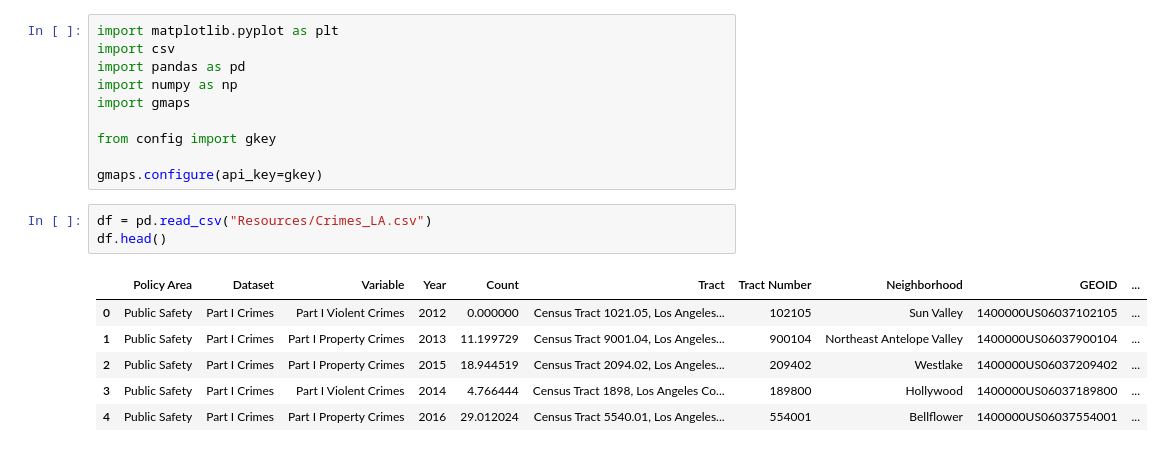
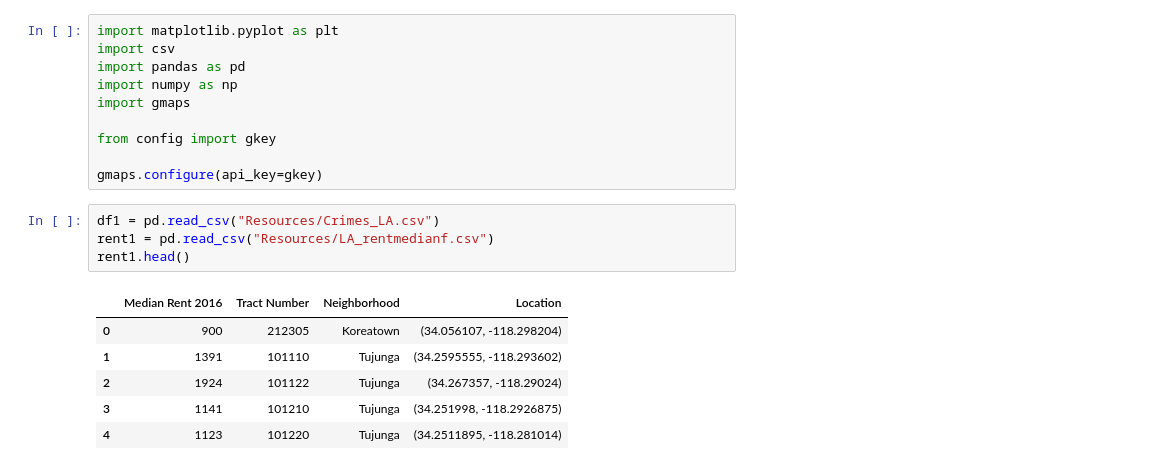
Before and after one commit to RandallPark/USCGroupProj, a Jupyter notebook: Property_Crimes.ipynb, the cells around one changed output. Cells and saved outputs as stored; diff of their text form.

```diff
--- a/Property_Crimes.ipynb
+++ b/Property_Crimes.ipynb
@@ -9,13 +9,14 @@ from config import gkey
 
 gmaps.configure(api_key=gkey)
 # %%
-df = pd.read_csv("Resources/Crimes_LA.csv")
-df.head()
+df1 = pd.read_csv("Resources/Crimes_LA.csv")
+rent1 = pd.read_csv("Resources/LA_rentmedianf.csv")
+rent1.head()
 # %% [output]
-|  | Policy Area | Dataset | Variable | Year | Count | Tract | Tract Number | Neighborhood | GEOID | ... |
-| 0 | Public Safety | Part I Crimes | Part I Violent Crimes | 2012 | 0.000000 | Census Tract 1021.05, Los Angeles... | 102105 | Sun Valley | 1400000US06037102105 | ... |
-| 1 | Public Safety | Part I Crimes | Part I Property Crimes | 2013 | 11.199729 | Census Tract 9001.04, Los Angeles... | 900104 | Northeast Antelope Valley | 1400000US06037900104 | ... |
-| 2 | Public Safety | Part I Crimes | Part I Property Crimes | 2015 | 18.944519 | Census Tract 2094.02, Los Angeles... | 209402 | Westlake | 1400000US06037209402 | ... |
-| 3 | Public Safety | Part I Crimes | Part I Violent Crimes | 2014 | 4.766444 | Census Tract 1898, Los Angeles Co... | 189800 | Hollywood | 1400000US06037189800 | ... |
-| 4 | Public Safety | Part I Crimes | Part I Property Crimes | 2016 | 29.012024 | Census Tract 5540.01, Los Angeles... | 554001 | Bellflower | 1400000US06037554001 | ... |
+|  | Median Rent 2016 | Tract Number | Neighborhood | Location |
+| 0 | 900 | 212305 | Koreatown | (34.056107, -118.298204) |
+| 1 | 1391 | 101110 | Tujunga | (34.2595555, -118.293602) |
+| 2 | 1924 | 101122 | Tujunga | (34.267357, -118.29024) |
+| 3 | 1141 | 101210 | Tujunga | (34.251998, -118.2926875) |
+| 4 | 1123 | 101220 | Tujunga | (34.2511895, -118.281014) |
 # %%
```
Also changed, not shown: parts of 14 cells of this notebook.
